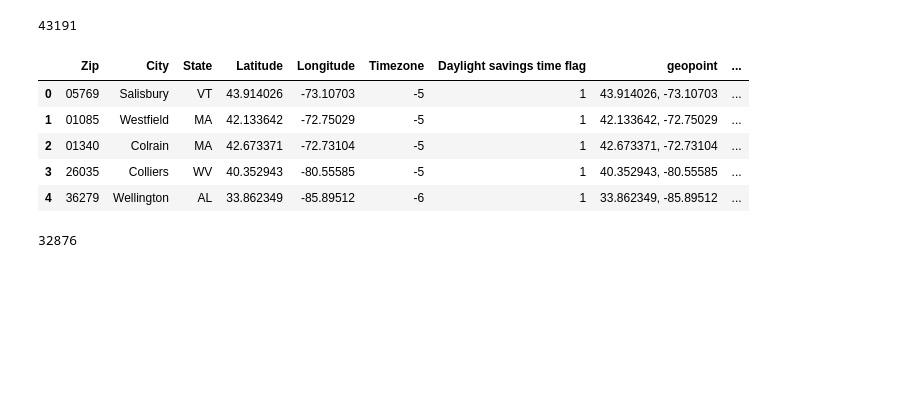
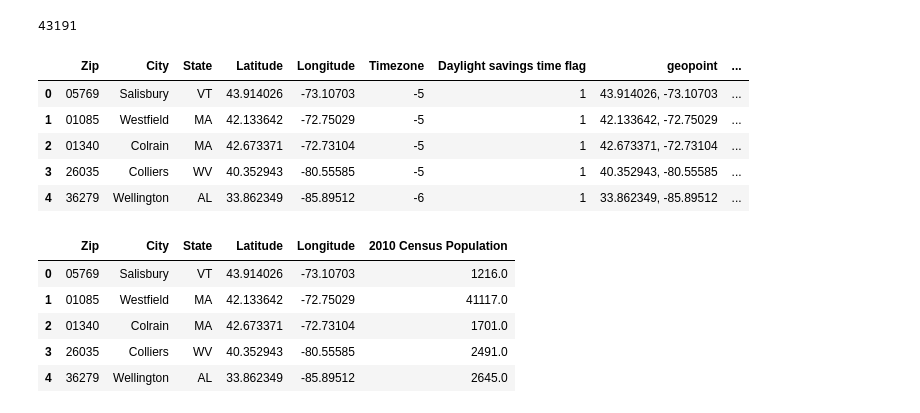
Before and after one commit to jhillner/Group-Project-1, a Jupyter notebook: Code/latDistance.ipynb, the cells around one changed output. Cells and saved outputs as stored; diff of their text form; code cells hidden in the pictures; blank space fills up the shorter version.

```diff
--- a/Code/latDistance.ipynb
+++ b/Code/latDistance.ipynb
@@ -82,8 +85,12 @@ def distanceCalculator(lat1Reactor, long1Reactor, lat2City, long2City):
     return distance
 # %%
 geoPop.head()
-len(geoPop)
 # %% [output]
-32876
+|  | Zip | City | State | Latitude | Longitude | 2010 Census Population |
+| 0 | 05769 | Salisbury | VT | 43.914026 | -73.10703 | 1216.0 |
+| 1 | 01085 | Westfield | MA | 42.133642 | -72.75029 | 41117.0 |
+| 2 | 01340 | Colrain | MA | 42.673371 | -72.73104 | 1701.0 |
+| 3 | 26035 | Colliers | WV | 40.352943 | -80.55585 | 2491.0 |
+| 4 | 36279 | Wellington | AL | 33.862349 | -85.89512 | 2645.0 |
 # %%
 #def reactorDistance(popDF, lat1Reactor, long1Reactor):
```
Also changed, not shown: parts of 10 cells of this notebook, 5 other files.
